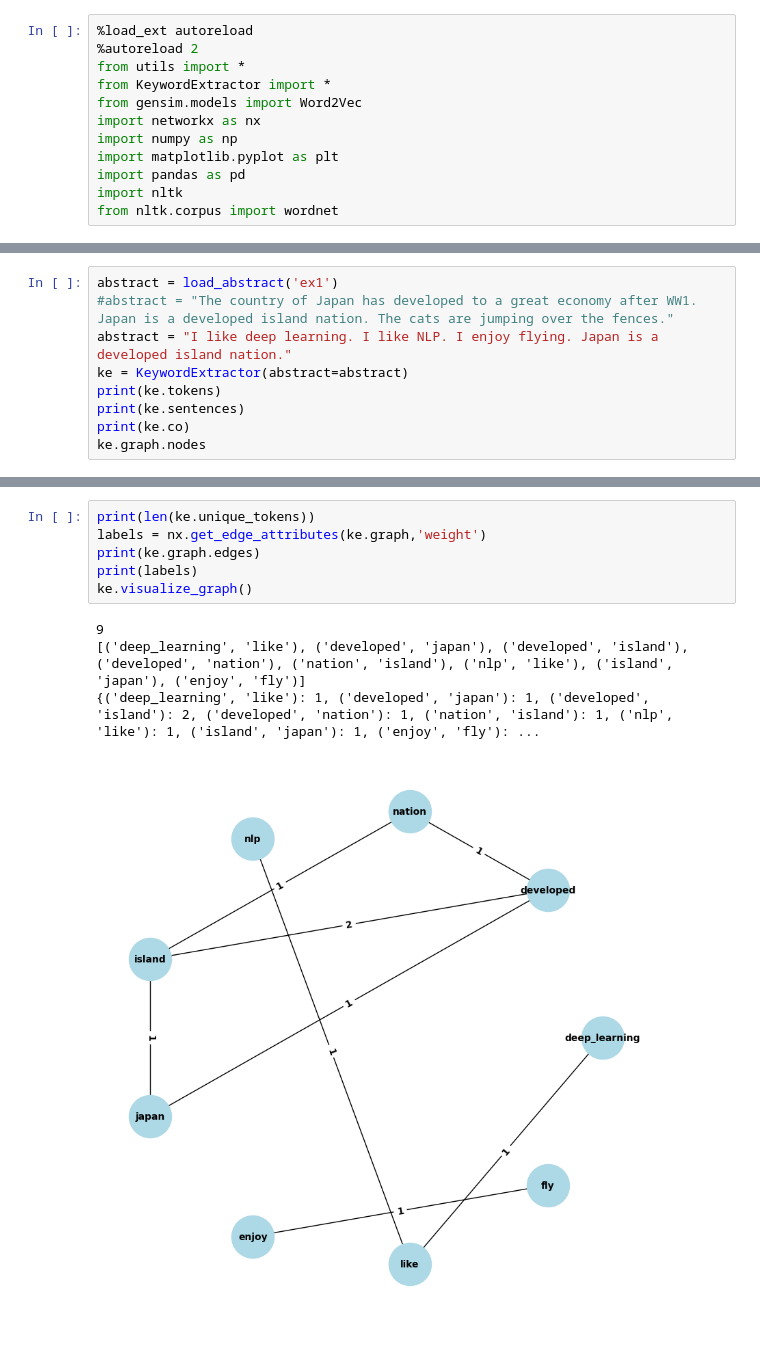
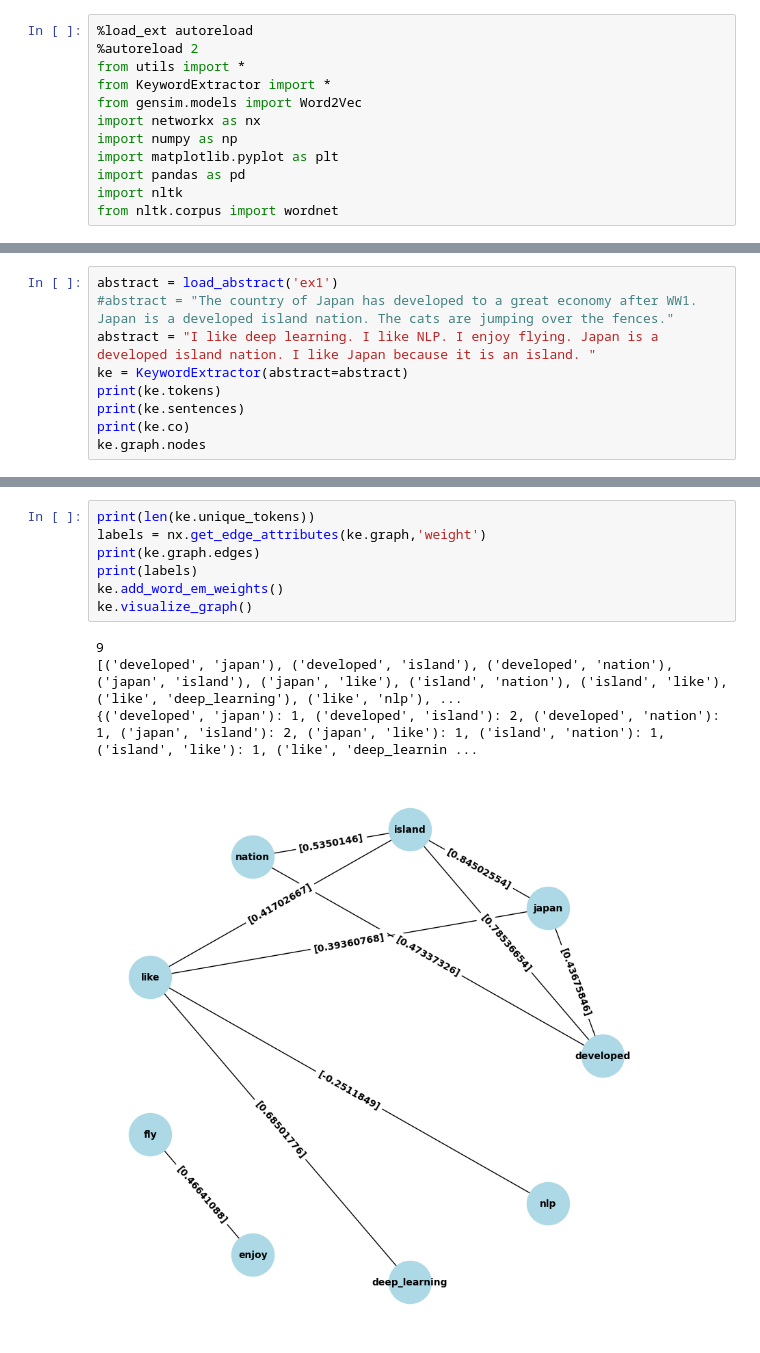
Before and after one commit to DinnoKoluh/keyword_extractor, a Jupyter notebook: main.ipynb, the cells around one changed output, grey strips where cells are left out. Cells and saved outputs as stored; diff of their text form.

Commit message:
Test pre-constructed word-embeddings, implemented word-embedding in graph. Wrote paper abstract and added all the sections.

```diff
--- a/main.ipynb
+++ b/main.ipynb
@@ -13,7 +23,7 @@ from nltk.corpus import wordnet
 # %%
 abstract = load_abstract('ex1')
 #abstract = "The country of Japan has developed to a great economy after WW1. Japan is a developed island nation. The cats are jumping over the fences."
-abstract = "I like deep learning. I like NLP. I enjoy flying. Japan is a developed island nation."
+abstract = "I like deep learning. I like NLP. I enjoy flying. Japan is a developed island nation. I like Japan because it is an island. "
 ke = KeywordExtractor(abstract=abstract)
 print(ke.tokens)
 print(ke.sentences)
@@ -28,11 +37,12 @@ NodeView(('deep_learning', 'developed', 'nation', 'nlp', 'island', 'japan', 'enj
 # %%
 print(len(ke.unique_tokens))
 labels = nx.get_edge_attributes(ke.graph,'weight')
 print(ke.graph.edges)
 print(labels)
+ke.add_word_em_weights()
 ke.visualize_graph()
 # %% [output]
 9
-[('deep_learning', 'like'), ('developed', 'japan'), ('developed', 'island'), ('developed', 'nation'), ('nation', 'island'), ('nlp', 'like'), ('island', 'japan'), ('enjoy', 'fly')]
-{('deep_learning', 'like'): 1, ('developed', 'japan'): 1, ('developed', 'island'): 2, ('developed', 'nation'): 1, ('nation', 'island'): 1, ('nlp', 'like'): 1, ('island', 'japan'): 1, ('enjoy', 'fly'): ...
+[('developed', 'japan'), ('developed', 'island'), ('developed', 'nation'), ('japan', 'island'), ('japan', 'like'), ('island', 'nation'), ('island', 'like'), ('like', 'deep_learning'), ('like', 'nlp'), ...
+{('developed', 'japan'): 1, ('developed', 'island'): 2, ('developed', 'nation'): 1, ('japan', 'island'): 2, ('japan', 'like'): 1, ('island', 'nation'): 1, ('island', 'like'): 1, ('like', 'deep_learnin ...
-[figure, old version]
+[figure, new version]
```
Also changed, not shown: parts of 4 cells of this notebook, 5 other files.
